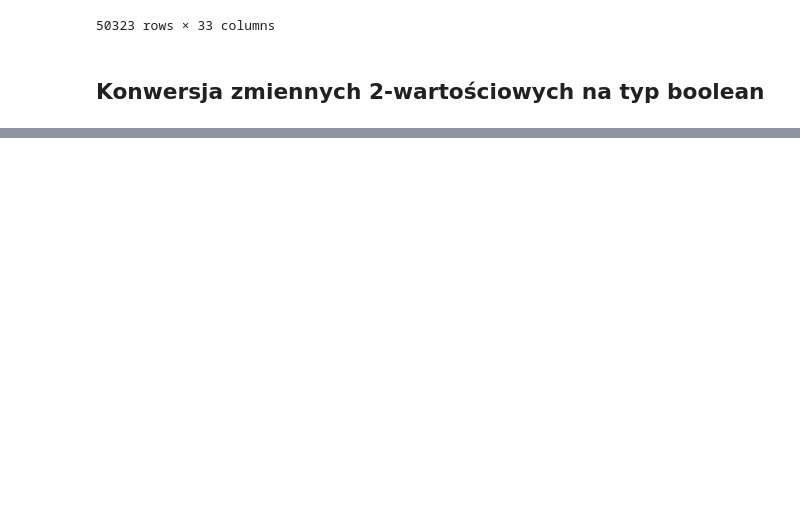
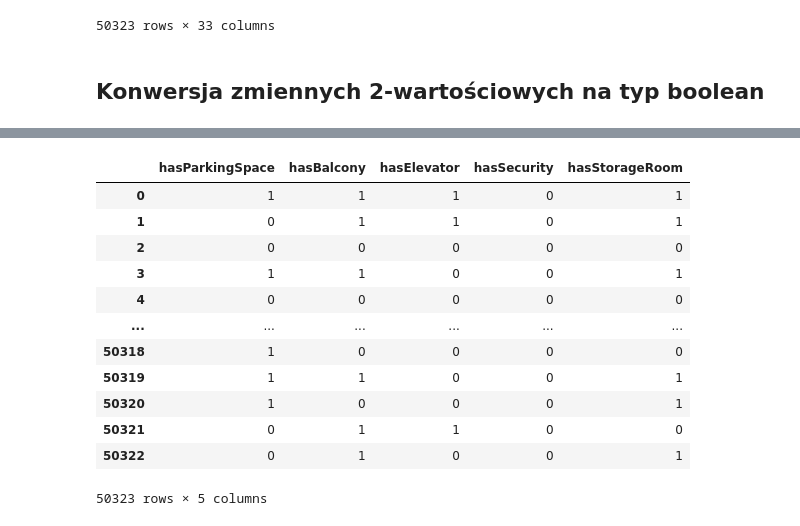
Before and after one commit to Roger1121/FlatAI, a Jupyter notebook: DataProcessing.ipynb, the cells around one changed output, grey strips where cells are left out. Drawn from its saved outputs; the diff is of its cells as text; code cells hidden in the pictures; blank space fills up the shorter version.

Commit message:
Zamiana yes/no na 1/0 oraz podstawa prawna do hasElevator

```diff
--- a/DataProcessing.ipynb
+++ b/DataProcessing.ipynb
@@ -279,0 +311,21 @@ data_ALL
+# %%
+columns_to_convert = ["hasParkingSpace", "hasBalcony", "hasElevator", "hasSecurity", "hasStorageRoom"]
+# %%
+for i in columns_to_convert:
+    data_ALL[i] = data_ALL[i].map({'yes': 1, 'no': 0})
+# %%
+data_ALL[columns_to_convert]
+# %% [output]
+|  | hasParkingSpace | hasBalcony | hasElevator | hasSecurity | hasStorageRoom |
+| 0 | 1 | 1 | 1 | 0 | 1 |
+| 1 | 0 | 1 | 1 | 0 | 1 |
+| 2 | 0 | 0 | 0 | 0 | 0 |
+| 3 | 1 | 1 | 0 | 0 | 1 |
+| 4 | 0 | 0 | 0 | 0 | 0 |
+| ... | ... | ... | ... | ... | ... |
+| 50318 | 1 | 0 | 0 | 0 | 0 |
+| 50319 | 1 | 1 | 0 | 0 | 1 |
+| 50320 | 1 | 0 | 0 | 0 | 1 |
+| 50321 | 0 | 1 | 1 | 0 | 0 |
+| 50322 | 0 | 1 | 0 | 0 | 1 |
+50323 rows × 5 columns
```
Also changed, not shown: parts of 10 cells of this notebook.
